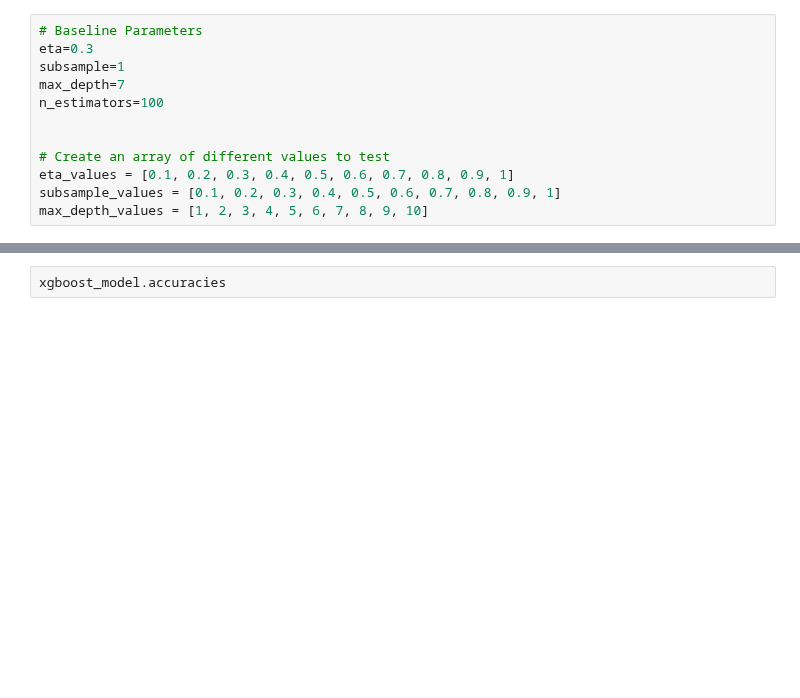
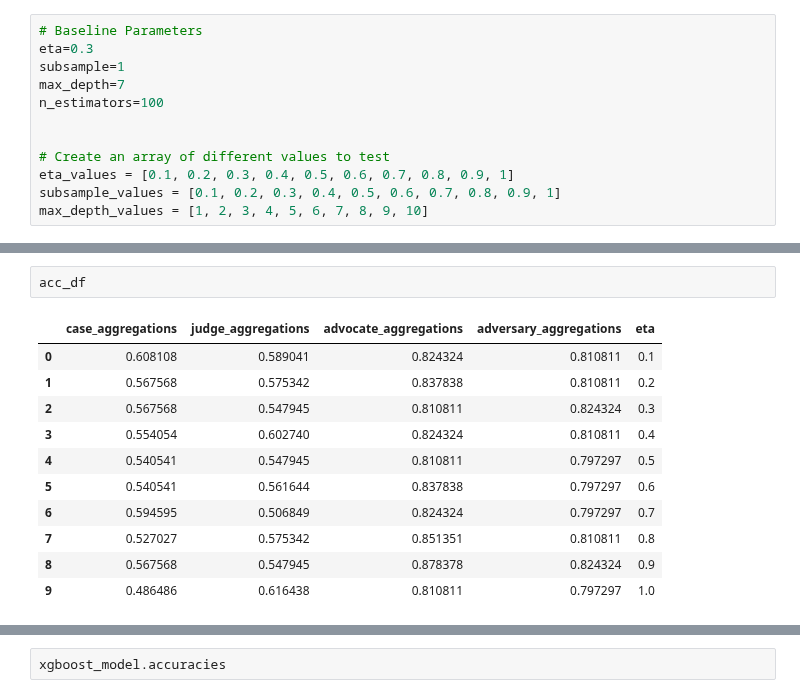
Before and after one commit to michplunkett/supreme-court-ml-predictions, a Jupyter notebook: final_report.ipynb, the cells around one changed output, grey strips where cells are left out. Drawn from its saved outputs; the diff is of its cells as text; blank space fills up the shorter version.

```diff
--- a/final_report.ipynb
+++ b/final_report.ipynb
@@ -190,0 +215,14 @@ Testing eta value: 0.1
+# %%
+acc_df
+# %% [output]
+|  | case_aggregations | judge_aggregations | advocate_aggregations | adversary_aggregations | eta |
+| 0 | 0.608108 | 0.589041 | 0.824324 | 0.810811 | 0.1 |
+| 1 | 0.567568 | 0.575342 | 0.837838 | 0.810811 | 0.2 |
+| 2 | 0.567568 | 0.547945 | 0.810811 | 0.824324 | 0.3 |
+| 3 | 0.554054 | 0.602740 | 0.824324 | 0.810811 | 0.4 |
+| 4 | 0.540541 | 0.547945 | 0.810811 | 0.797297 | 0.5 |
+| 5 | 0.540541 | 0.561644 | 0.837838 | 0.797297 | 0.6 |
+| 6 | 0.594595 | 0.506849 | 0.824324 | 0.797297 | 0.7 |
+| 7 | 0.527027 | 0.575342 | 0.851351 | 0.810811 | 0.8 |
+| 8 | 0.567568 | 0.547945 | 0.878378 | 0.824324 | 0.9 |
+| 9 | 0.486486 | 0.616438 | 0.810811 | 0.797297 | 1.0 |
```
Also changed, not shown: parts of 4 cells of this notebook.
